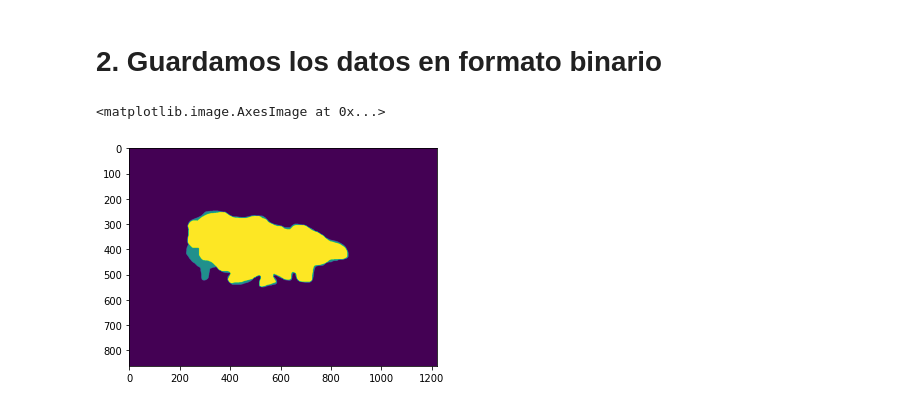
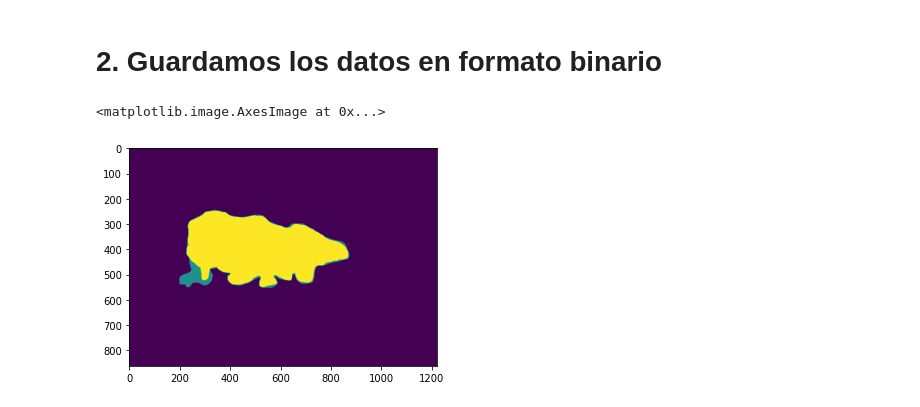
Before and after one commit to joanboterspitarch/data_forest_fires, a Jupyter notebook: create_grids.ipynb, the cells around one changed output. Drawn from its saved outputs; the diff is of its cells as text; code cells hidden in the pictures.

```diff
--- a/create_grids.ipynb
+++ b/create_grids.ipynb
@@ -54,7 +43,7 @@ with open('grid_data_dict/masks.pkl', 'wb') as f:
 # %%
 masks = pickle.load(open('grid_data_dict/masks.pkl', 'rb'))
 # %%
-plt.imshow(masks['Beneixama'][:, :, -2])
+plt.imshow(masks['Beneixama'][:, :, -1])
 # %% [output]
 <matplotlib.image.AxesImage at 0x...>
-[figure, old version]
+[figure, new version]
```
Also changed, not shown: parts of 12 cells of this notebook.
